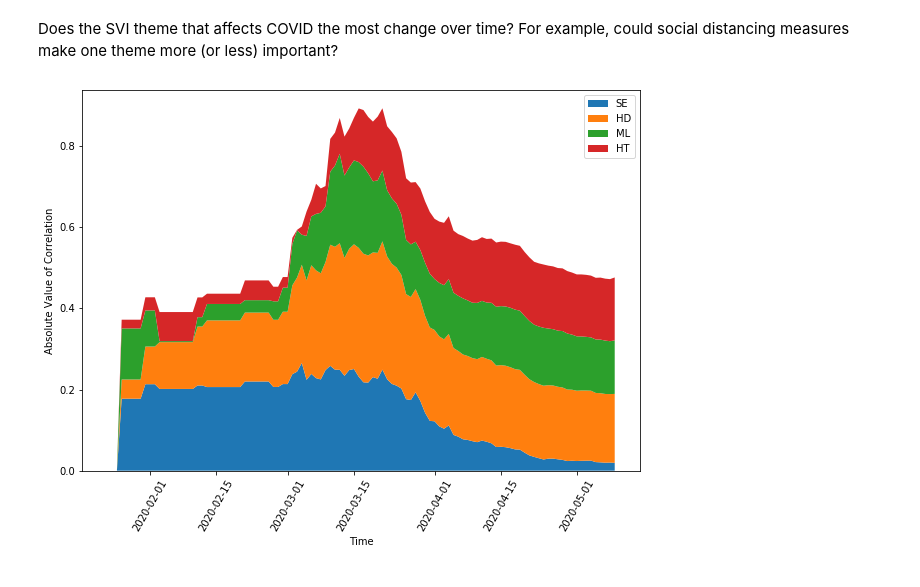
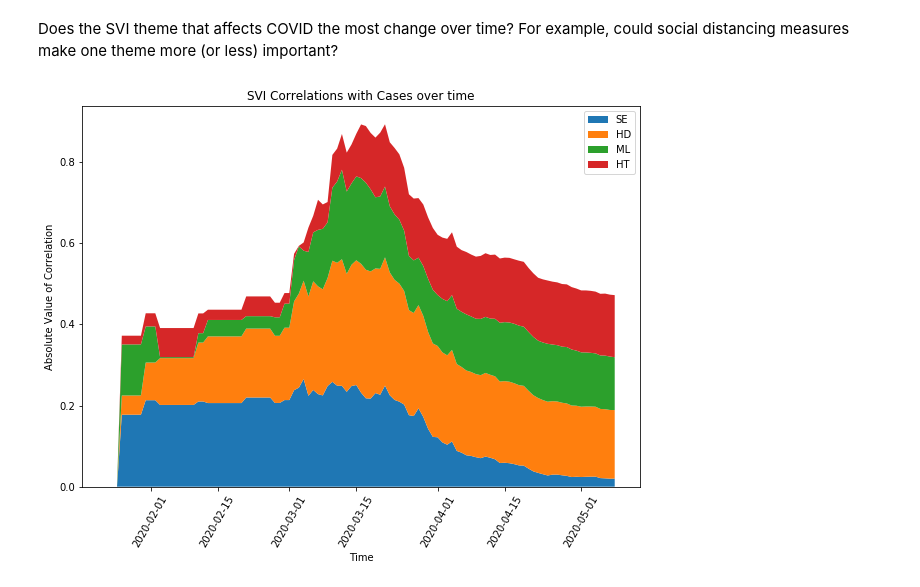
Before and after one commit to AndyFlury13/covid19-final-project, a Jupyter notebook: final_proj/svi.ipynb, the cells around one changed output. Drawn from its saved outputs; the diff is of its cells as text; code cells hidden in the pictures.

```diff
--- a/final_proj/svi.ipynb
+++ b/final_proj/svi.ipynb
@@ -58,28 +42,35 @@ ca
 For our project, we are examining the relationship between a county's SVI score and COVID-19's impact on that county, in terms of case rate and death rate. First we'll examine cases.
 # %%
 cases_columns, death_columns = [], []
-for i in ca.columns:
+for i in cases_info.columns:
     if 'cases' in i:
         cases_columns += [i]
     elif 'death' in i:
         death_columns += [i]
-cases_only = ca[cases_columns].copy()
-cases_only['pop'] = ca['PopulationEstimate2018'].copy()
-cases_only['mean_svi'] = ca['SVIPercentile'].copy()
-cases_only
-deaths_only = ca[death_columns].copy()
-deaths_only['pop'] = ca['PopulationEstimate2018'].copy()
-deaths_only['mean_svi'] = ca['SVIPercentile'].copy()
+cases_only = cases_info[cases_columns].copy()
+cases_only['StateName'] = cases_info['State'].copy()
+cases_only['pop'] = cases_info['PopulationEstimate2018'].copy()
+cases_only['mean_svi'] = cases_info['SVIPercentile'].copy()
+ca_cases_only = cases_only.loc[cases_only['StateName'] == 'California']
 
-def plot_svi_bins(df=cases_only, num_bins=4, cases=True):
+deaths_only = cases_info[death_columns].copy()
+deaths_only['StateName'] = cases_info['State'].copy()
+deaths_only['pop'] = cases_info['PopulationEstimate2018'].copy()
+deaths_only['mean_svi'] = cases_info['SVIPercentile'].copy()
+ca_deaths_only = deaths_only.loc[deaths_only['StateName'] == 'California']
+
+def plot_svi_bins(df=cases_only, num_bins=4, cases=True, state='California', nation=False):
     bins = list(np.arange(0,  1+(1/num_bins), 1/num_bins))
     fig = plt.figure(figsize=(10, 7))
     ax = fig.add_subplot(111)
     for i in range(num_bins):
         binned = df.loc[df['mean_svi'] > bins[i]]
         binned = df.loc[df['mean_svi'] < bins[i+1]]
+        if not nation:
+            binned = binned.loc[binned['StateName'] == state]
+        binned = binned.drop('StateName', axis=1)
         binned = binned.sum(axis=0)[:-1]
-        binned = binned / binned[-1]
+        binned = binned / binned['pop']
         binned = binned[:-1]
         if cases:
             binned.index = pd.to_datetime(binned.index.str.replace('_cases', ''))
@@ -110,6 +101,8 @@ plot_svi_bins(df=deaths_only, cases=False)
 # %% [markdown]
 Once again we see that the least vulnerable counties, understandably, have had the smallest impact from covid.
 Now we'll examine which factors of SVI have the largest impact on COVID's case and death rate among counties.
+# %%
+ca_cases_only = ca_cases_only.drop('mean_svi', axis=1)
 # %%
 svi_columns = ['SVIPercentileSEtheme', 'SVIPercentileHDtheme',
                   'SVIPercentileMLtheme', 'SVIPercentileHTtheme']
@@ -120,7 +113,8 @@ corr = []
 log_log_corr = []
 
 #cases_only = cases_only.drop('mean_svi', axis=1)
-max_cases = cases_only[np.argmax(cases_only.sum(axis=0)[:-1])]
+print(ca_cases_only.sum(axis=0))
+max_cases = cases_only[np.argmax(ca_cases_only.sum(axis=0)[:-1])]
 max_cases = max_cases / ca['PopulationEstimate2018']
 max_cases_logged = np.log(max_cases)
 for col in svi_columns:
@@ -175,24 +182,25 @@ All these correlations seem to be fairly low, with the SE theme seemingly uncorr
 # %% [markdown]
 Does the SVI theme that affects COVID the most change over time? For example, could social distancing measures make one theme more (or less) important?
 # %%
-case_matrix = cases_only.iloc[:,:-2]
+case_matrix = ca_cases_only.iloc[:,:-2]
 x = pd.to_datetime(case_matrix.columns.str.replace('_cases', ''))
 
 y = np.ndarray(shape=(4, x.size))
 
 
 def get_svi_corr(columm):
     return column.corr(svi_df['SVIPercentileSEtheme'])
 for i in range(4):
     y[i] = case_matrix.apply(lambda x: x.corr(svi_df[svi_columns[i]]))
 fig = plt.figure(figsize=(10, 7))
 y = np.nan_to_num(y)
 y = np.abs(y)
 p = plt.stackplot(x, y, labels = ['SE', 'HD', 'ML', 'HT'])
 plt.xlabel('Time')
 plt.ylabel('Absolute Value of Correlation')
 plt.legend()
 plt.xticks(rotation=60)
+plt.title('SVI Correlations with Cases over time')
 plt.show()
 # %% [output]
-[figure, old version]
+[figure, new version]
```
Also changed, not shown: parts of 14 cells of this notebook, 2 other files.
